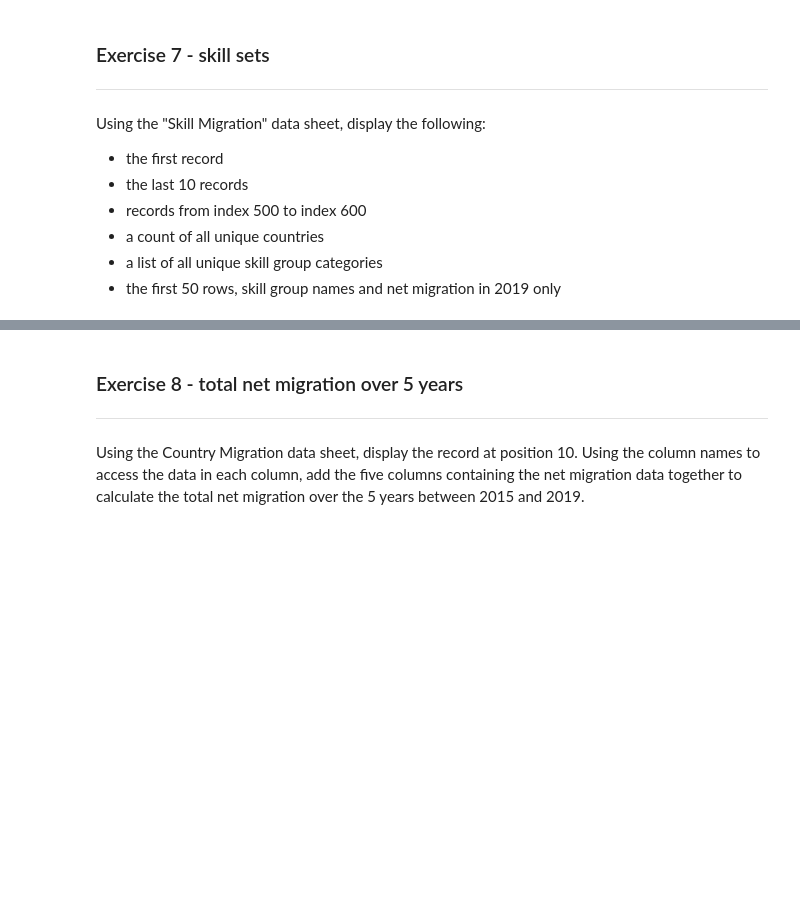
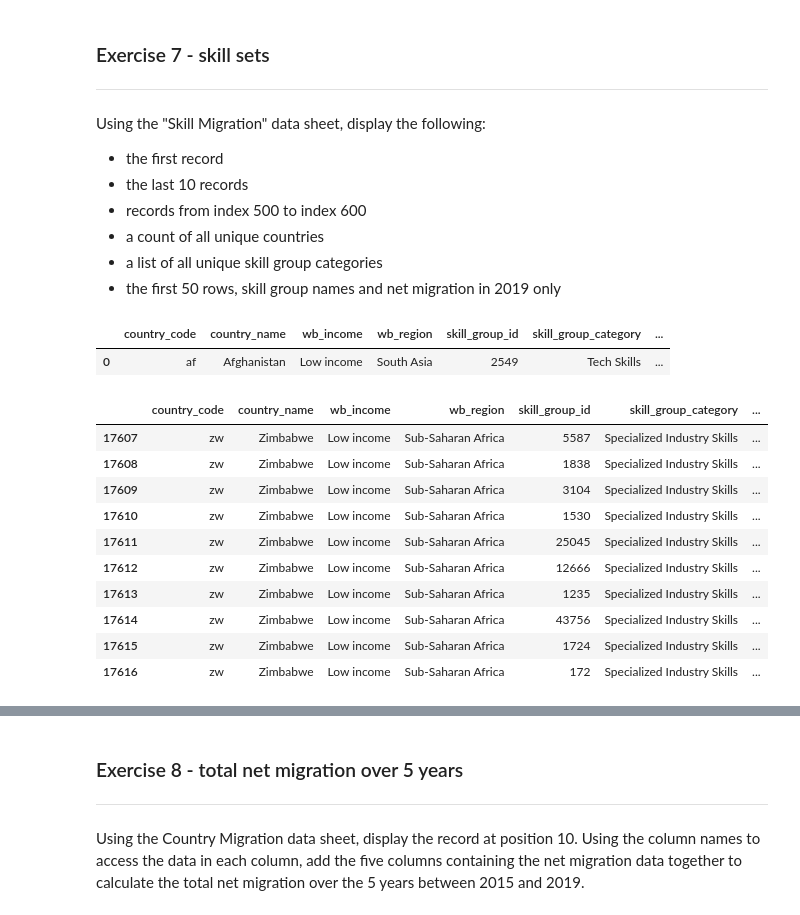
Before and after one commit to deliabel/CodeDivisionWorksheets, a Jupyter notebook: Copy_of_22_Interrogating_dataframes.ipynb, the cells around one changed output, grey strips where cells are left out. Drawn from its saved outputs; the diff is of its cells as text; code cells hidden in the pictures; blank space fills up the shorter version.

```diff
--- a/Copy_of_22_Interrogating_dataframes.ipynb
+++ b/Copy_of_22_Interrogating_dataframes.ipynb
@@ -200,0 +196,21 @@ skillmig_df = pd.read_excel("https://github.com/futureCodersSE/working-with-data
+# %%
+# the first record
+skillmig_df.head(1)
+# %% [output]
+|  | country_code | country_name | wb_income | wb_region | skill_group_id | skill_group_category | ... |
+| 0 | af | Afghanistan | Low income | South Asia | 2549 | Tech Skills | ... |
+# %%
+# the last 10 records
+skillmig_df.tail(10)
+# %% [output]
+|  | country_code | country_name | wb_income | wb_region | skill_group_id | skill_group_category | ... |
+| 17607 | zw | Zimbabwe | Low income | Sub-Saharan Africa | 5587 | Specialized Industry Skills | ... |
+| 17608 | zw | Zimbabwe | Low income | Sub-Saharan Africa | 1838 | Specialized Industry Skills | ... |
+| 17609 | zw | Zimbabwe | Low income | Sub-Saharan Africa | 3104 | Specialized Industry Skills | ... |
+| 17610 | zw | Zimbabwe | Low income | Sub-Saharan Africa | 1530 | Specialized Industry Skills | ... |
+| 17611 | zw | Zimbabwe | Low income | Sub-Saharan Africa | 25045 | Specialized Industry Skills | ... |
+| 17612 | zw | Zimbabwe | Low income | Sub-Saharan Africa | 12666 | Specialized Industry Skills | ... |
+| 17613 | zw | Zimbabwe | Low income | Sub-Saharan Africa | 1235 | Specialized Industry Skills | ... |
+| 17614 | zw | Zimbabwe | Low income | Sub-Saharan Africa | 43756 | Specialized Industry Skills | ... |
+| 17615 | zw | Zimbabwe | Low income | Sub-Saharan Africa | 1724 | Specialized Industry Skills | ... |
+| 17616 | zw | Zimbabwe | Low income | Sub-Saharan Africa | 172 | Specialized Industry Skills | ... |
```
Also changed, not shown: parts of 7 cells of this notebook.
